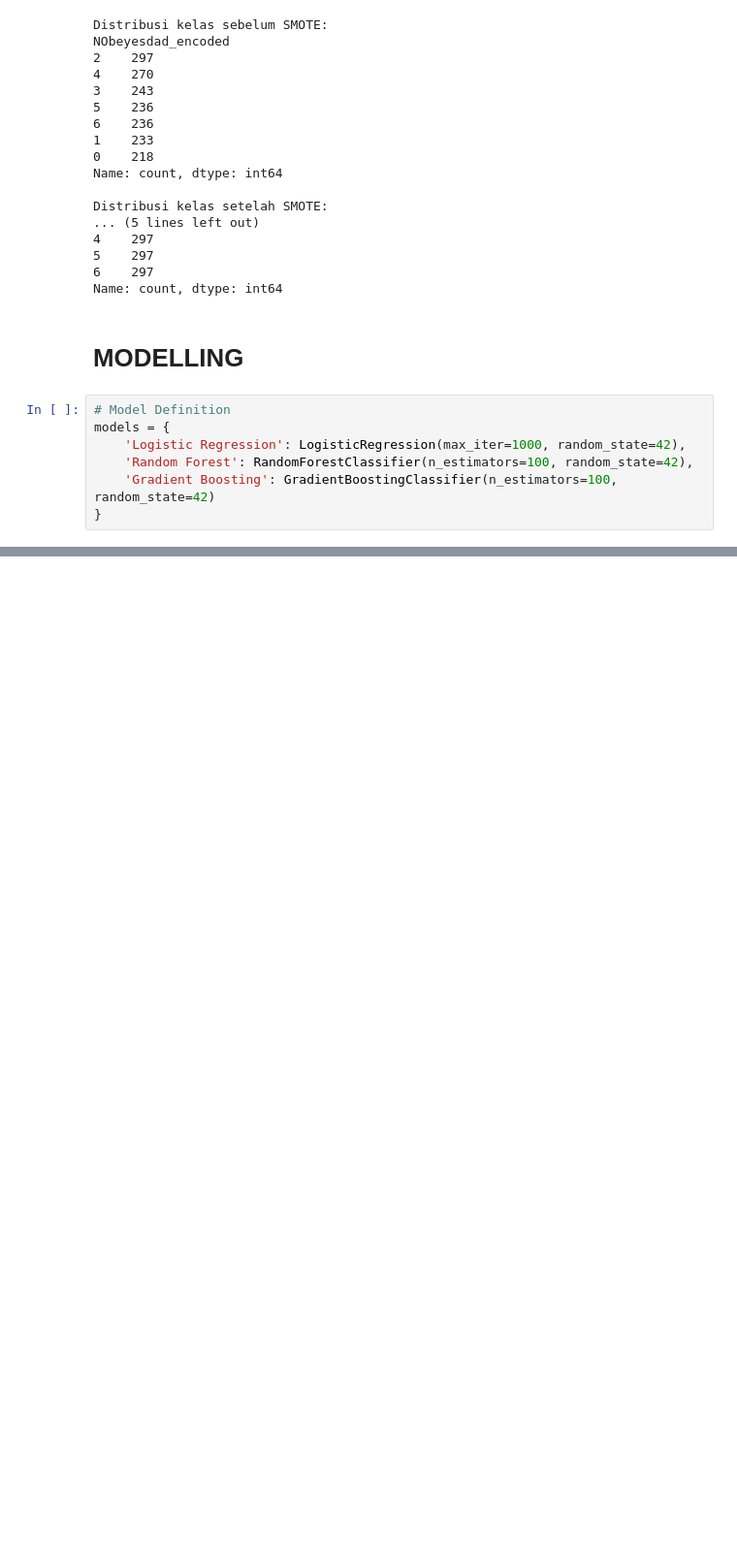
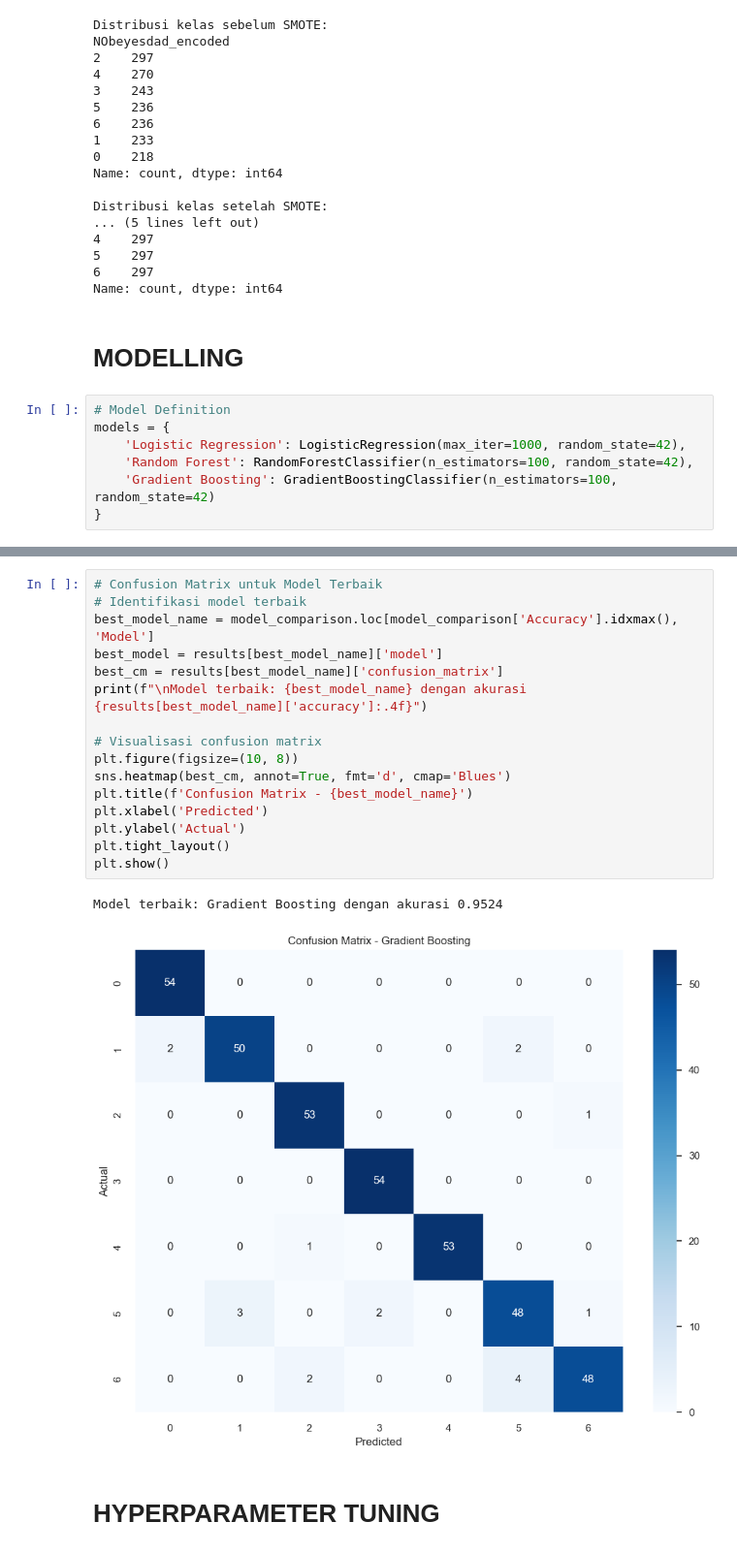
Before and after one commit to mehtapradnyatama/Capstone-Bengkod-DS01, a Jupyter notebook: capstone.ipynb, the cells around one changed output, grey strips where cells are left out. Shown at 97% size. Cells and saved outputs as stored; diff of their text form; blank space fills up the shorter version.

Commit message:
Update Training, Evaluation, Hyper Tuning

```diff
--- a/capstone.ipynb
+++ b/capstone.ipynb
@@ -433,0 +512,21 @@ models = {
+# %%
+# Confusion Matrix untuk Model Terbaik
+# Identifikasi model terbaik
+best_model_name = model_comparison.loc[model_comparison['Accuracy'].idxmax(), 'Model']
+best_model = results[best_model_name]['model']
+best_cm = results[best_model_name]['confusion_matrix']
+print(f"\nModel terbaik: {best_model_name} dengan akurasi {results[best_model_name]['accuracy']:.4f}")
+
+# Visualisasi confusion matrix
+plt.figure(figsize=(10, 8))
+sns.heatmap(best_cm, annot=True, fmt='d', cmap='Blues')
+plt.title(f'Confusion Matrix - {best_model_name}')
+plt.xlabel('Predicted')
+plt.ylabel('Actual')
+plt.tight_layout()
+plt.show()
+# %% [output]
+Model terbaik: Gradient Boosting dengan akurasi 0.9524
+[figure, added]
+# %% [markdown]
+# HYPERPARAMETER TUNING
```
Also changed, not shown: parts of 10 cells of this notebook.
